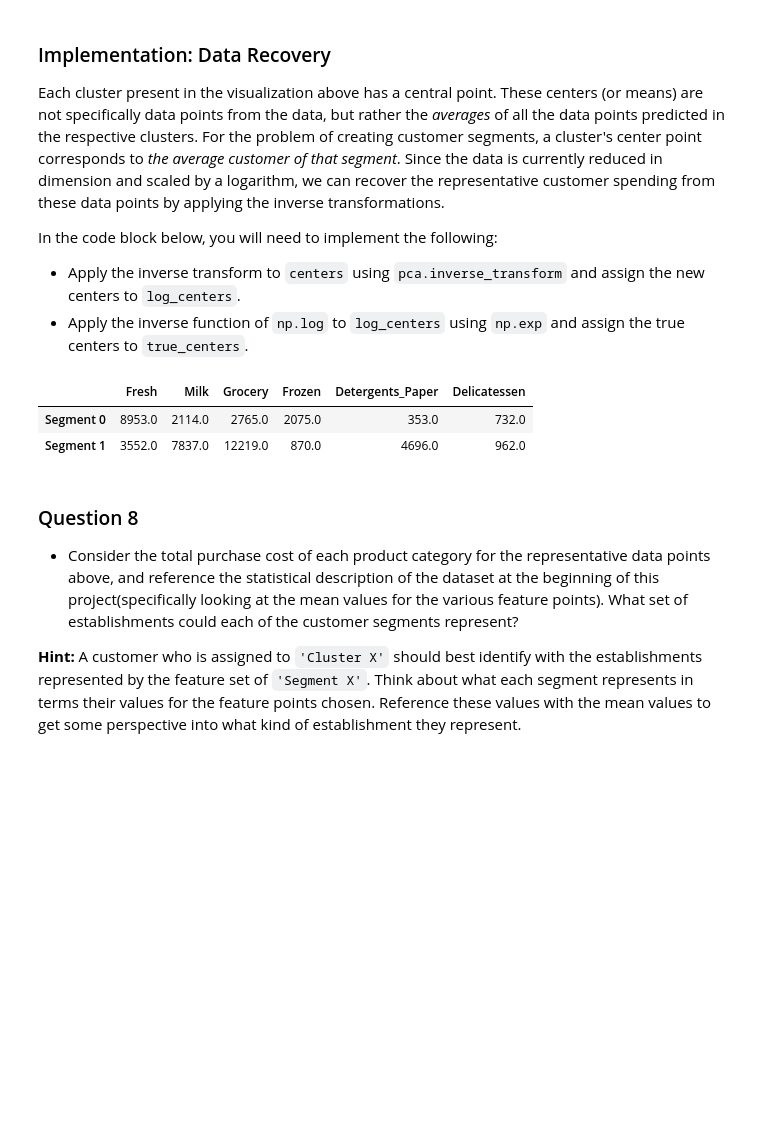
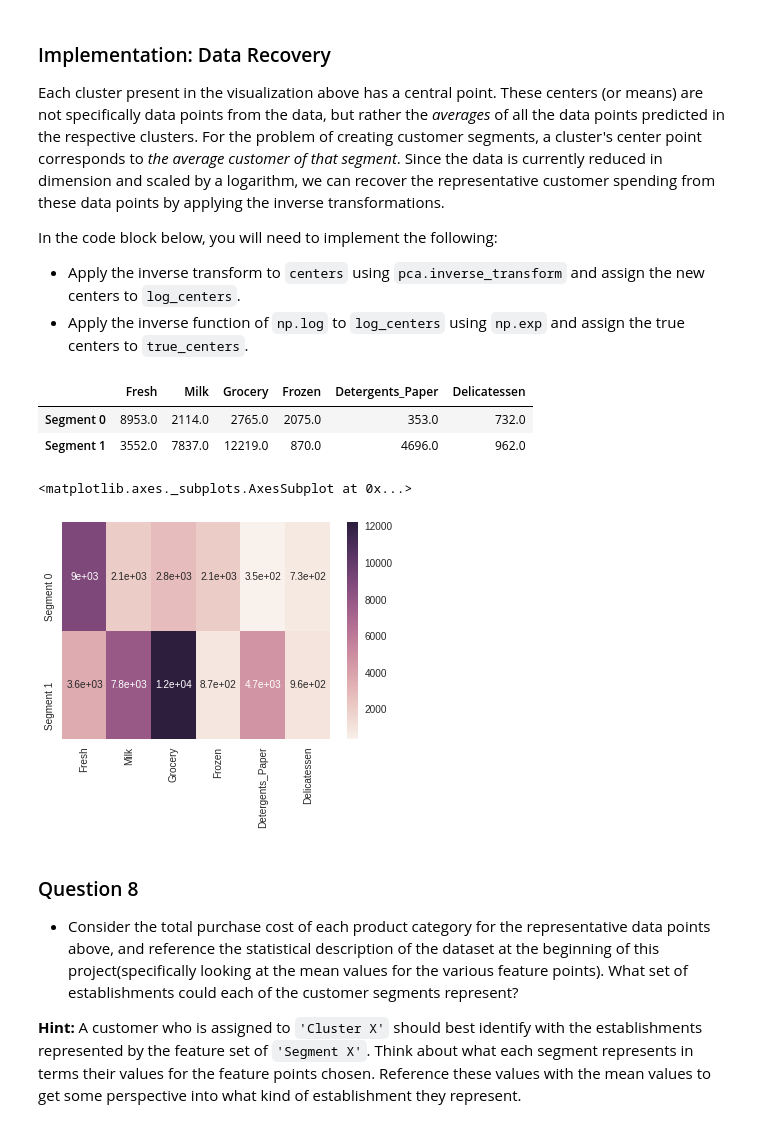
Before and after one commit to sapvan/ml-udacity-nanodegree-projects, a Jupyter notebook: customer_segments/customer_segments.ipynb, the cells around one changed output. Saved outputs shown, nothing was run; the diff lists cells and outputs as text; code cells hidden in the pictures; blank space fills up the shorter version.

```diff
--- a/customer_segments/customer_segments.ipynb
+++ b/customer_segments/customer_segments.ipynb
@@ -502,19 +525,23 @@ In the code block below, you will need to implement the following:
 # %%
 # TODO: Inverse transform the centers
 log_centers = pca.inverse_transform(centers)
 
 # TODO: Exponentiate the centers
 true_centers = np.exp(log_centers)
 
 # Display the true centers
 segments = ['Segment {}'.format(i) for i in range(0,len(centers))]
 true_centers = pd.DataFrame(np.round(true_centers), columns = data.keys())
 true_centers.index = segments
 display(true_centers)
+
+sns.heatmap(true_centers, annot=True)
 # %% [output]
 |  | Fresh | Milk | Grocery | Frozen | Detergents_Paper | Delicatessen |
 | Segment 0 | 8953.0 | 2114.0 | 2765.0 | 2075.0 | 353.0 | 732.0 |
 | Segment 1 | 3552.0 | 7837.0 | 12219.0 | 870.0 | 4696.0 | 962.0 |
+<matplotlib.axes._subplots.AxesSubplot at 0x...>
+[figure, added]
 # %% [markdown]
 ### Question 8
 
```
Also changed, not shown: parts of 18 cells of this notebook, 1 other file.
